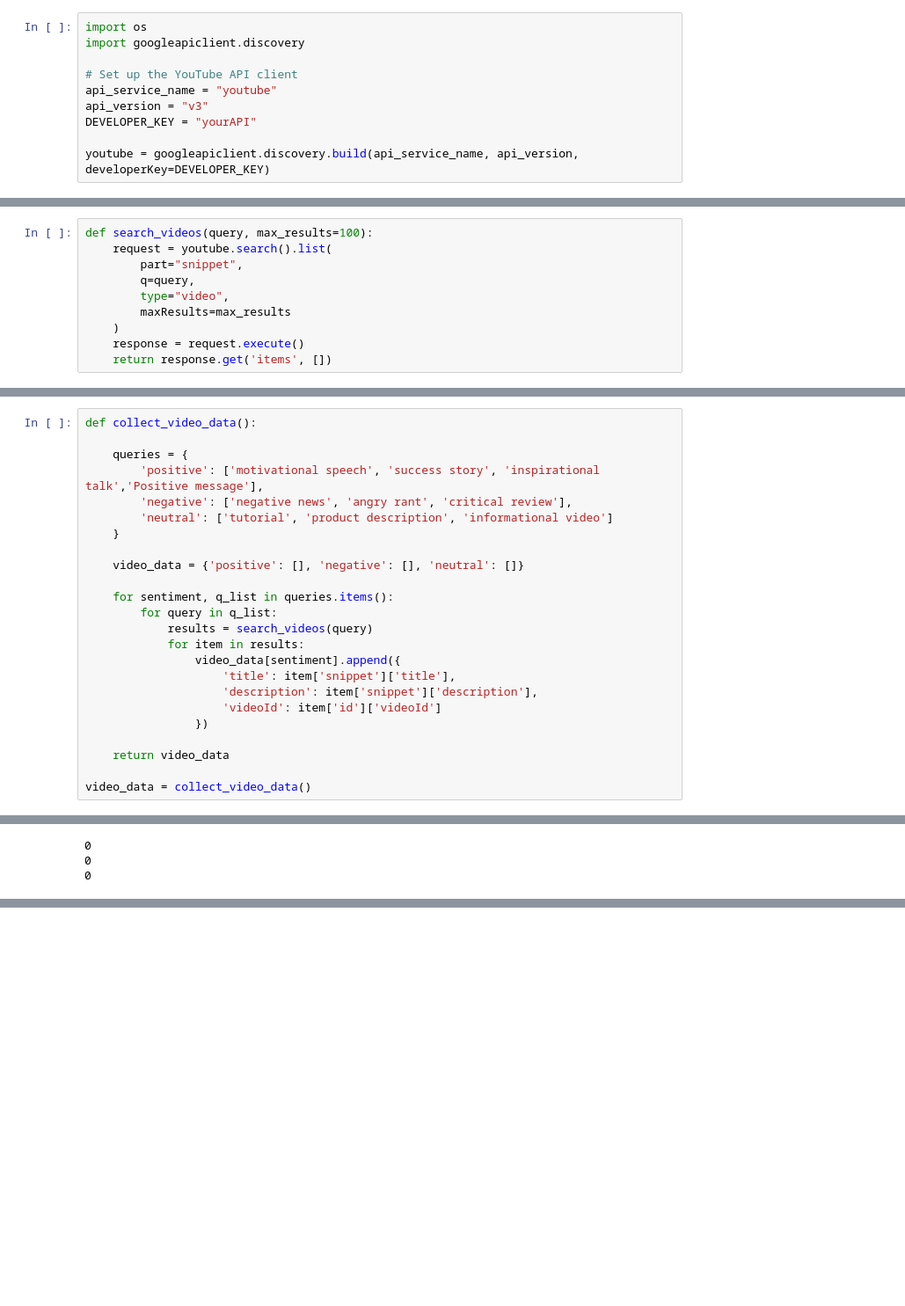
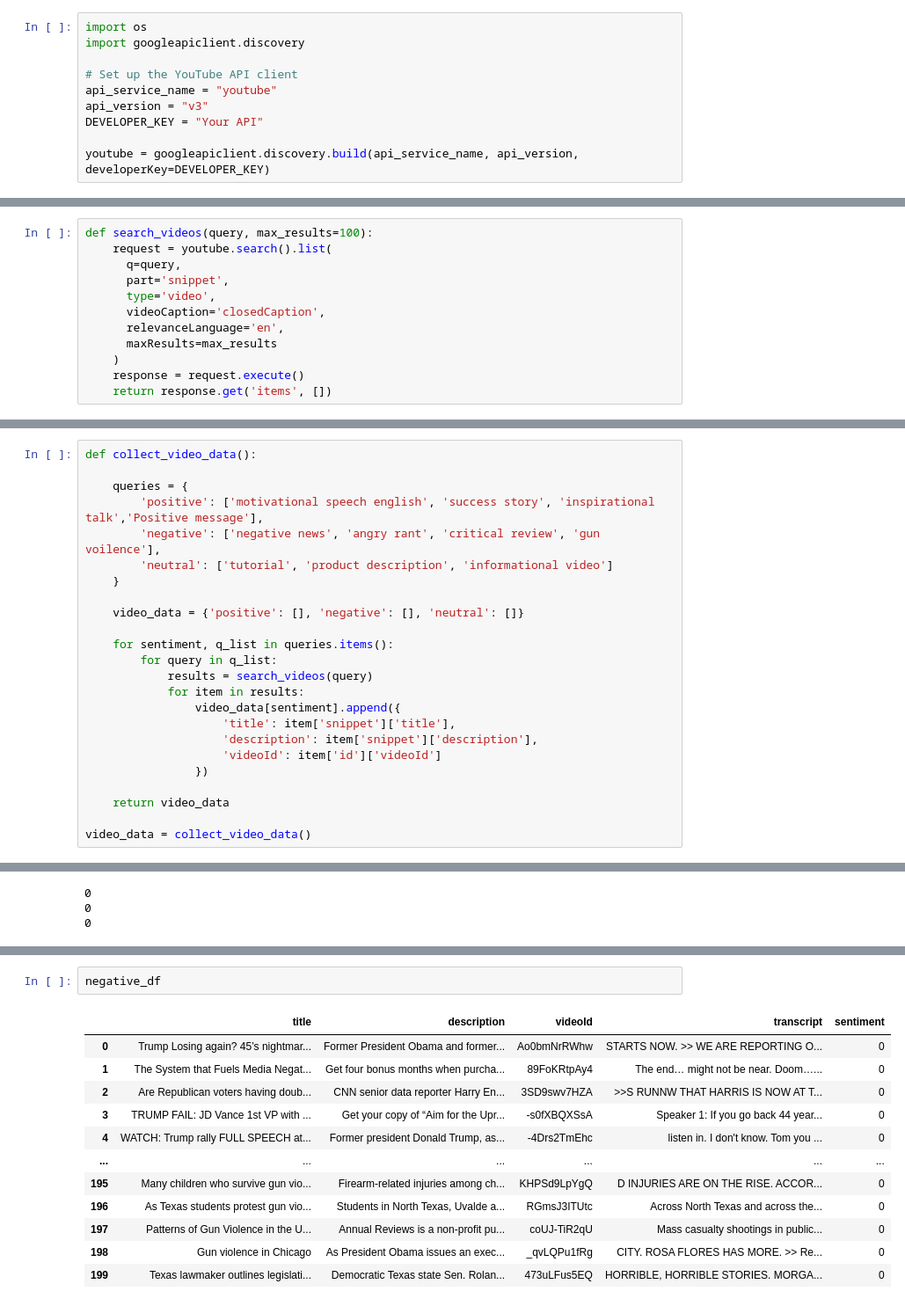
Before and after one commit to fahamin5149/Youtube-vidoes-sentiment-analysis, a Jupyter notebook: Preprocessing.ipynb, the cells around one changed output, grey strips where cells are left out. Shown: that part at 88% size. Saved outputs shown, nothing was run; the diff lists cells and outputs as text; blank space fills up the shorter version.

```diff
--- a/Preprocessing.ipynb
+++ b/Preprocessing.ipynb
@@ -114,7 +114,7 @@ import googleapiclient.discovery
 # Set up the YouTube API client
 api_service_name = "youtube"
 api_version = "v3"
-DEVELOPER_KEY = "yourAPI"
+DEVELOPER_KEY = "Your API"
 
 youtube = googleapiclient.discovery.build(api_service_name, api_version, developerKey=DEVELOPER_KEY)
 # %% [markdown]
@@ -130,10 +130,12 @@ youtube = googleapiclient.discovery.build(api_service_name, api_version, develop
 # %%
 def search_videos(query, max_results=100):
     request = youtube.search().list(
-        part="snippet",
-        q=query,
-        type="video",
-        maxResults=max_results
+      q=query,
+      part='snippet',
+      type='video',
+      videoCaption='closedCaption',
+      relevanceLanguage='en',
+      maxResults=max_results
     )
     response = request.execute()
     return response.get('items', [])
@@ -157,8 +159,8 @@ def search_videos(query, max_results=100):
 def collect_video_data():
 
     queries = {
-        'positive': ['motivational speech', 'success story', 'inspirational talk','Positive message'],
-        'negative': ['negative news', 'angry rant', 'critical review'],
+        'positive': ['motivational speech english', 'success story', 'inspirational talk','Positive message'],
+        'negative': ['negative news', 'angry rant', 'critical review', 'gun voilence'],
         'neutral': ['tutorial', 'product description', 'informational video']
     }
 
@@ -325,0 +332,15 @@ positive_df
+# %%
+negative_df
+# %% [output]
+|  | title | description | videoId | transcript | sentiment |
+| 0 | Trump Losing again? 45’s nightmar... | Former President Obama and former... | Ao0bmNrRWhw | STARTS NOW. >> WE ARE REPORTING O... | 0 |
+| 1 | The System that Fuels Media Negat... | Get four bonus months when purcha... | 89FoKRtpAy4 | The end… might not be near. Doom…... | 0 |
+| 2 | Are Republican voters having doub... | CNN senior data reporter Harry En... | 3SD9swv7HZA | >>S RUNNW THAT HARRIS IS NOW AT T... | 0 |
+| 3 | TRUMP FAIL: JD Vance 1st VP with ... | Get your copy of “Aim for the Upr... | -s0fXBQXSsA | Speaker 1: If you go back 44 year... | 0 |
+| 4 | WATCH: Trump rally FULL SPEECH at... | Former president Donald Trump, as... | -4Drs2TmEhc | listen in. I don't know. Tom you ... | 0 |
+| ... | ... | ... | ... | ... | ... |
+| 195 | Many children who survive gun vio... | Firearm-related injuries among ch... | KHPSd9LpYgQ | D INJURIES ARE ON THE RISE. ACCOR... | 0 |
+| 196 | As Texas students protest gun vio... | Students in North Texas, Uvalde a... | RGmsJ3ITUtc | Across North Texas and across the... | 0 |
+| 197 | Patterns of Gun Violence in the U... | Annual Reviews is a non-profit pu... | coUJ-TiR2qU | Mass casualty shootings in public... | 0 |
+| 198 | Gun violence in Chicago | As President Obama issues an exec... | _qvLQPu1fRg | CITY. ROSA FLORES HAS MORE. >> Re... | 0 |
+| 199 | Texas lawmaker outlines legislati... | Democratic Texas state Sen. Rolan... | 473uLFus5EQ | HORRIBLE, HORRIBLE STORIES. MORGA... | 0 |
```
Also changed, not shown: parts of 82 cells of this notebook, 1 other file.
